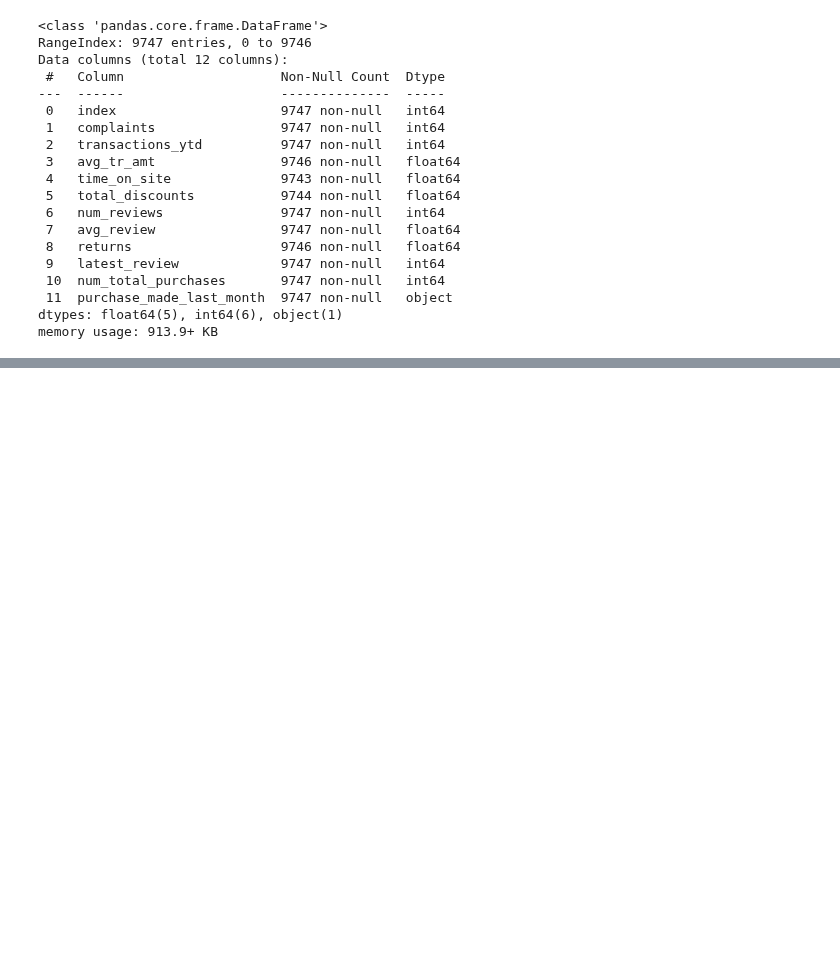
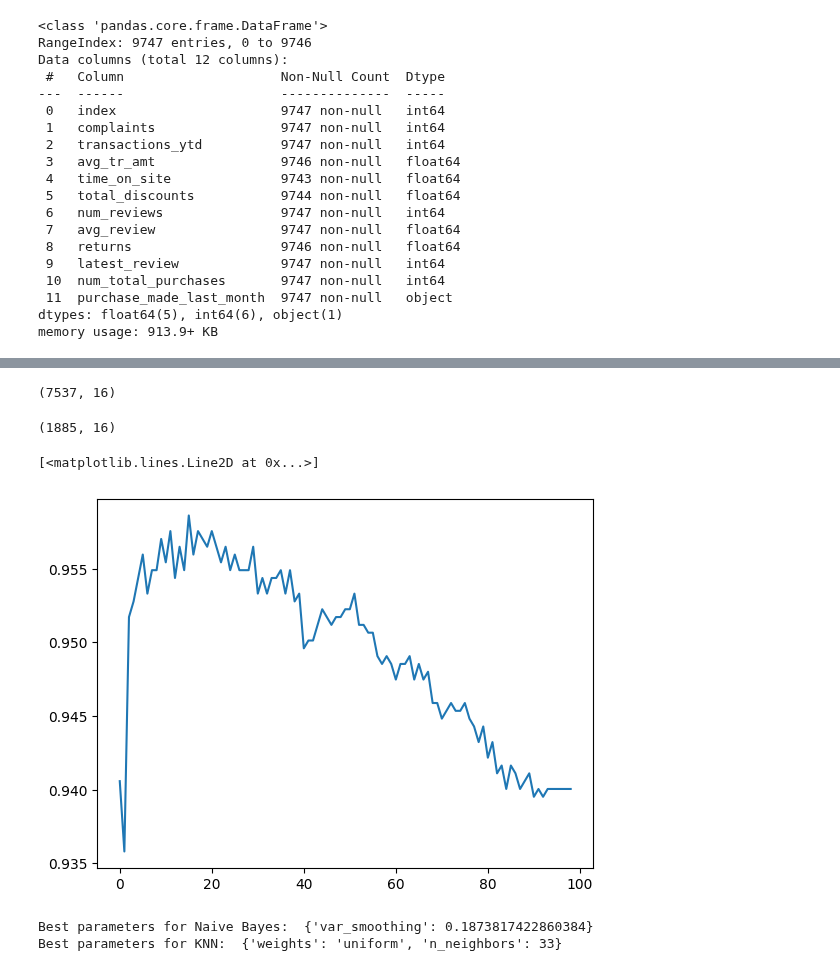
Before and after one commit to LLF00/datascience1, a Jupyter notebook: practice.ipynb, the cells around one changed output, grey strips where cells are left out. Cells and saved outputs as stored; diff of their text form; code cells hidden in the pictures; blank space fills up the shorter version.

```diff
--- a/practice.ipynb
+++ b/practice.ipynb
@@ -29,0 +402,59 @@ memory usage: 913.9+ KB
+# %%
+# train test split
+X_train, X_test, y_train, y_test = train_test_split(df2[cat_columns + num_columns], df2[target], test_size=0.2, random_state=42)
+# %%
+x_train_transformed = preprocessor.fit_transform(X_train)
+x_test_transformed = preprocessor.fit_transform(X_test)
+# %%
+x_train_transformed.shape
+# %% [output]
+(7537, 16)
+# %%
+x_test_transformed.shape
+# %% [output]
+(1885, 16)
+# %%
+encoded_columns = list(preprocessor.named_transformers_['cat'].get_feature_names_out(cat_columns))
+all_feat = num_columns + encoded_columns
+
+X_train_transformed = pd.DataFrame(x_train_transformed, columns=all_feat)
+X_test_transformed = pd.DataFrame(x_test_transformed, columns=all_feat)
+# %%
+accuracies = []
+
+for a in range(1,100):
+
+    knn = KNeighborsClassifier(n_neighbors = a)
+    knn.fit(X_train_transformed, y_train)
+    y_pred = knn.predict(X_test_transformed)
+    accuracies.append(accuracy_score(y_pred, y_test))
+# %%
+plt.plot(accuracies)
+# %% [output]
+[<matplotlib.lines.Line2D at 0x...>]
+[figure, added]
+# %%
+# Hyperparameter tuning
+# select parameters
+params_nb = {'var_smoothing': np.logspace(0,-9, num=100)}
+params_knn = {'n_neighbors': list(range(1,100)), 'weights': ['uniform', 'distance']}
+
+# Define the models
+nb = GaussianNB()
+knn = KNeighborsClassifier()
+
+# Define GridSearchCV
+gridsearch_nb = GridSearchCV(nb, params_nb, cv=5, scoring='roc_auc')
+    #nb, params_nb, cv=5)
+randomsearch_knn = RandomizedSearchCV(knn, params_knn, cv=10, scoring='roc_auc')
+
+# Fit models
+gridsearch_nb.fit(X_train_transformed, y_train)
+randomsearch_knn.fit(X_train_transformed, y_train)
+
+# Get the best parameters
+print("Best parameters for Naive Bayes: ", gridsearch_nb.best_params_)
+print("Best parameters for KNN: ", randomsearch_knn.best_params_)
+# %% [output]
+Best parameters for Naive Bayes:  {'var_smoothing': 0.1873817422860384}
+Best parameters for KNN:  {'weights': 'uniform', 'n_neighbors': 33}
```
Also changed, not shown: parts of 45 cells of this notebook, 1 other file.
